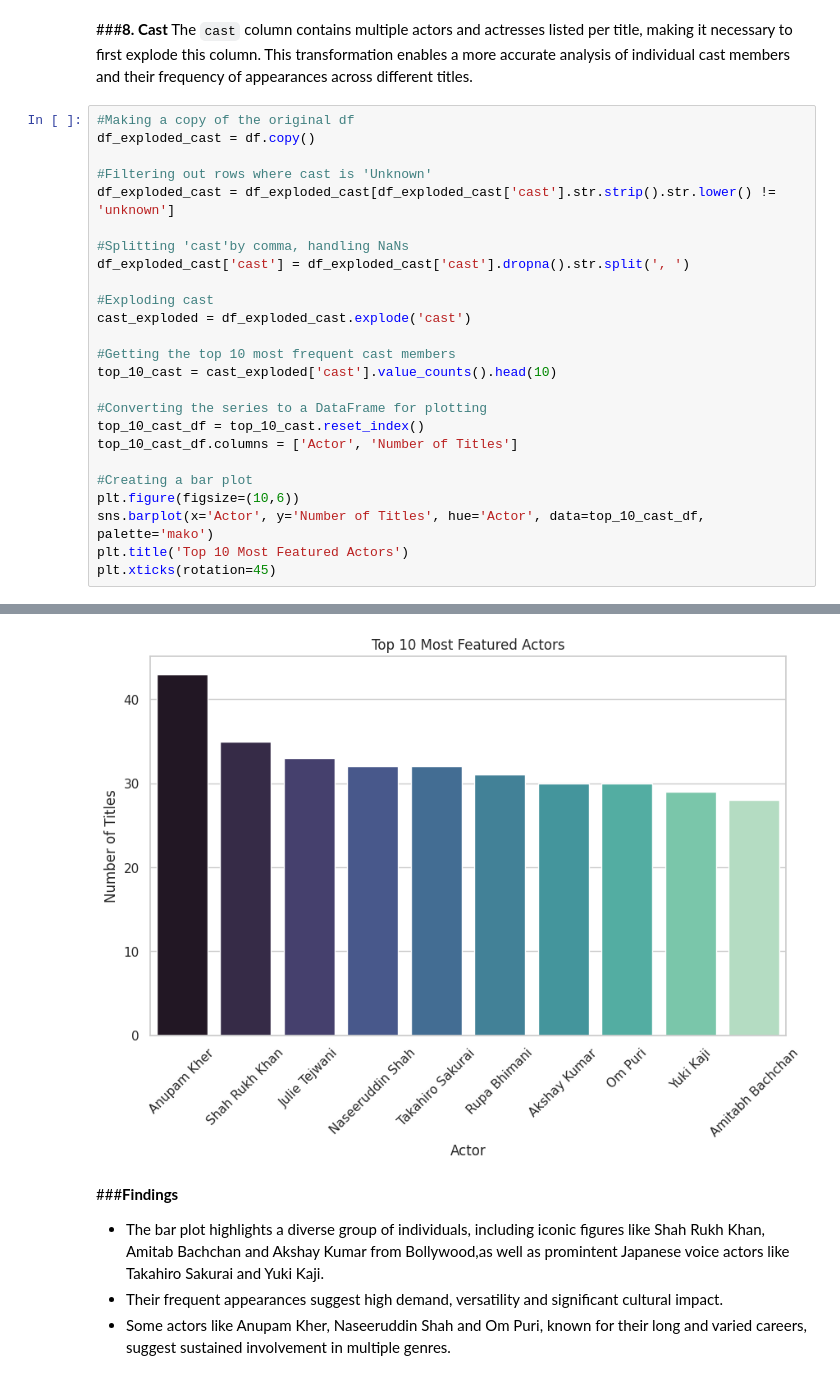
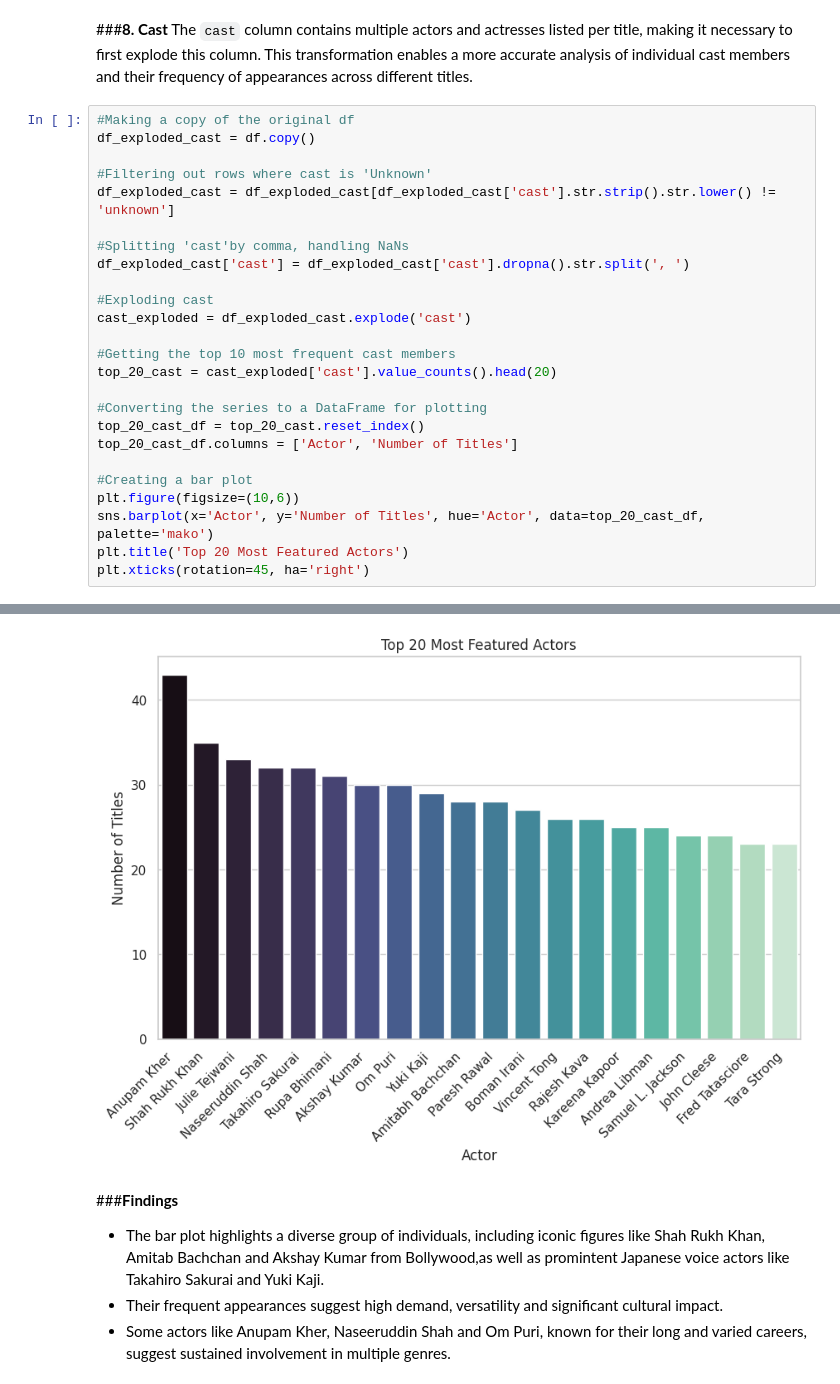
Before and after one commit to StacyChebet/Netflix-EDA, a Jupyter notebook: Netflix_Exploratory_Data_Analysis.ipynb, the cells around one changed output, grey strips where cells are left out. Drawn from its saved outputs; the diff is of its cells as text.

```diff
--- a/Netflix_Exploratory_Data_Analysis.ipynb
+++ b/Netflix_Exploratory_Data_Analysis.ipynb
@@ -584,15 +585,15 @@ df_exploded_cast['cast'] = df_exploded_cast['cast'].dropna().str.split(', ')
 cast_exploded = df_exploded_cast.explode('cast')
 
 #Getting the top 10 most frequent cast members
-top_10_cast = cast_exploded['cast'].value_counts().head(10)
+top_20_cast = cast_exploded['cast'].value_counts().head(20)
 
 #Converting the series to a DataFrame for plotting
-top_10_cast_df = top_10_cast.reset_index()
-top_10_cast_df.columns = ['Actor', 'Number of Titles']
+top_20_cast_df = top_20_cast.reset_index()
+top_20_cast_df.columns = ['Actor', 'Number of Titles']
 
 #Creating a bar plot
 plt.figure(figsize=(10,6))
-sns.barplot(x='Actor', y='Number of Titles', hue='Actor', data=top_10_cast_df, palette='mako')
-plt.title('Top 10 Most Featured Actors')
-plt.xticks(rotation=45)
+sns.barplot(x='Actor', y='Number of Titles', hue='Actor', data=top_20_cast_df, palette='mako')
+plt.title('Top 20 Most Featured Actors')
+plt.xticks(rotation=45, ha='right')
 # %% [output]
@@ -610,4 +617,4 @@ plt.xticks(rotation=45)
-[figure, old version]
+[figure, new version]
 # %% [markdown]
 ###**Findings**
 - The bar plot highlights a diverse group of individuals, including iconic figures like Shah Rukh Khan, Amitab Bachchan and Akshay Kumar from Bollywood,as well as promintent Japanese voice actors like Takahiro Sakurai and Yuki Kaji.
```
Also changed, not shown: parts of 36 cells of this notebook.
